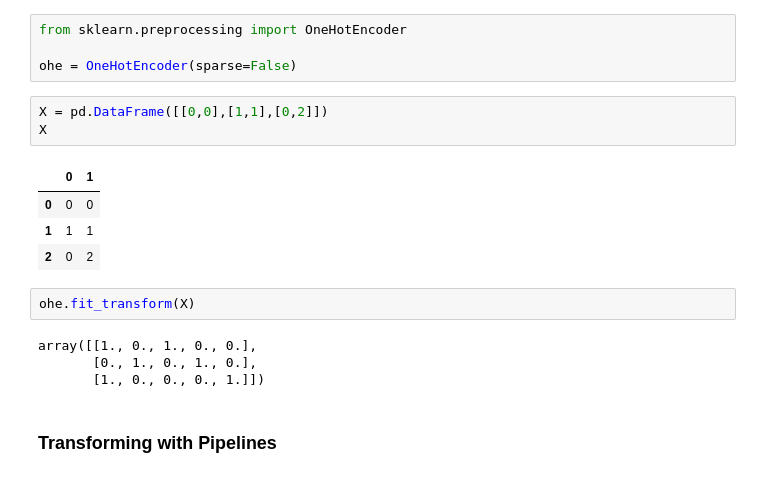
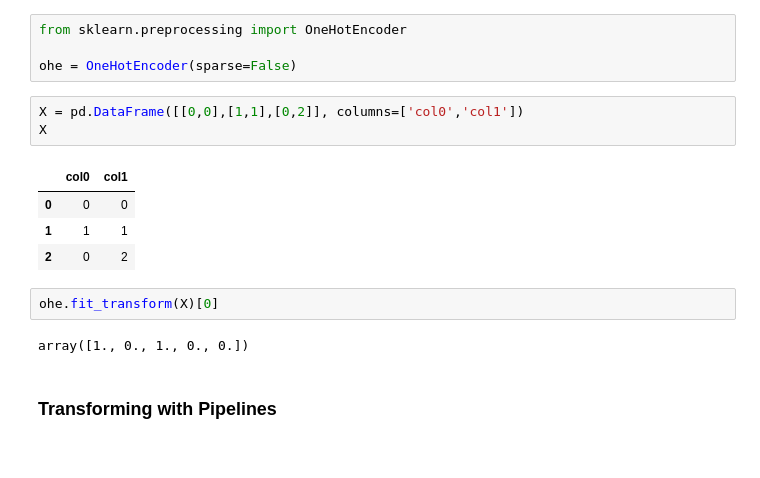
Before and after one commit to rohanaru53/COMSW4995_007_2018_3, a Jupyter notebook: notebooks/slides_week6_feature_engineering_and_application_natural_language_processing.ipynb, the cells around one changed output. Cells and saved outputs as stored; diff of their text form.

```diff
--- a/notebooks/slides_week6_feature_engineering_and_application_natural_language_processing.ipynb
+++ b/notebooks/slides_week6_feature_engineering_and_application_natural_language_processing.ipynb
@@ -380,19 +377,17 @@ from sklearn.preprocessing import OneHotEncoder
 
 ohe = OneHotEncoder(sparse=False)
 # %%
-X = pd.DataFrame([[0,0],[1,1],[0,2]])
+X = pd.DataFrame([[0,0],[1,1],[0,2]], columns=['col0','col1'])
 X
 # %% [output]
-|  | 0 | 1 |
+|  | col0 | col1 |
 | 0 | 0 | 0 |
 | 1 | 1 | 1 |
 | 2 | 0 | 2 |
 # %%
-ohe.fit_transform(X)
+ohe.fit_transform(X)[0]
 # %% [output]
-array([[1., 0., 1., 0., 0.],
-       [0., 1., 0., 1., 0.],
-       [1., 0., 0., 0., 1.]])
+array([1., 0., 1., 0., 0.])
 # %% [markdown]
 ### Transforming with Pipelines
 # %%
```
Also changed, not shown: parts of 6 cells of this notebook, 1 other file.
